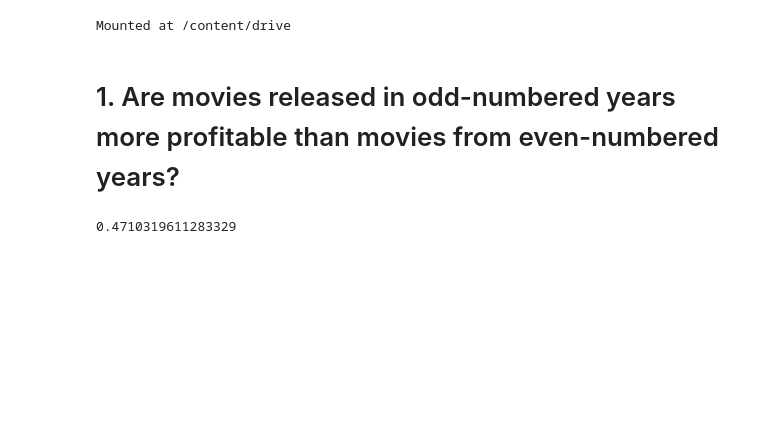
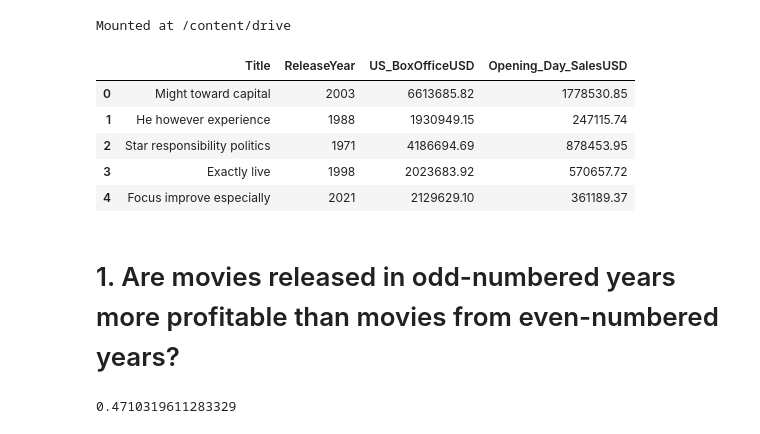
Before and after one commit to mklatzke/IndividualMovieAnalysisProject, a Jupyter notebook: Movie_Analysis_Klatzke.ipynb, the cells around one changed output. Drawn from its saved outputs; the diff is of its cells as text; code cells hidden in the pictures; blank space fills up the shorter version.

```diff
--- a/Movie_Analysis_Klatzke.ipynb
+++ b/Movie_Analysis_Klatzke.ipynb
@@ -9,6 +9,16 @@ Mounted at /content/drive
 import pandas as pd
 file_path = '/content/drive/MyDrive/movies_dataset.csv' # Paste your path here using the Files tab on the left hand side
 movies = pd.read_csv(file_path)
+# %%
+# preview of relevant dataset columns
+movies[['Title', 'ReleaseYear', 'US_BoxOfficeUSD', 'Opening_Day_SalesUSD']].head()
+# %% [output]
+|  | Title | ReleaseYear | US_BoxOfficeUSD | Opening_Day_SalesUSD |
+| 0 | Might toward capital | 2003 | 6613685.82 | 1778530.85 |
+| 1 | He however experience | 1988 | 1930949.15 | 247115.74 |
+| 2 | Star responsibility politics | 1971 | 4186694.69 | 878453.95 |
+| 3 | Exactly live | 1998 | 2023683.92 | 570657.72 |
+| 4 | Focus improve especially | 2021 | 2129629.10 | 361189.37 |
 # %% [markdown]
 # 1. Are movies released in odd-numbered years more profitable than movies from even-numbered years?
 # %%
```
Also changed, not shown: parts of 2 cells of this notebook.
